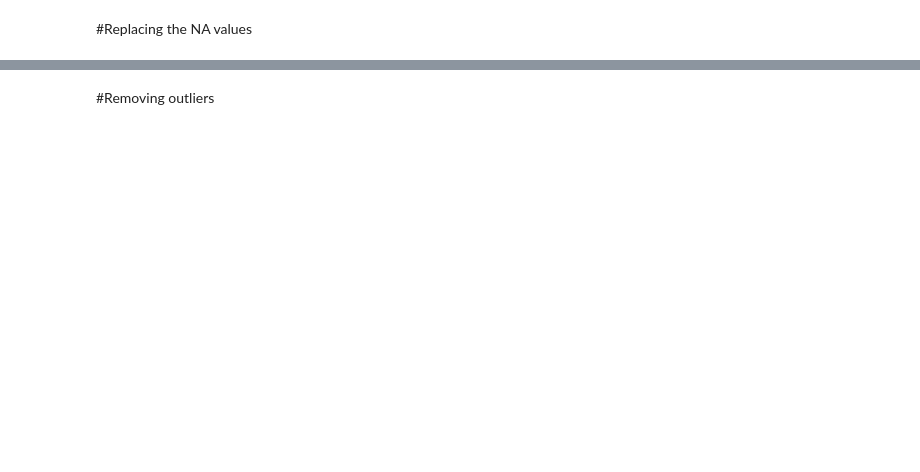
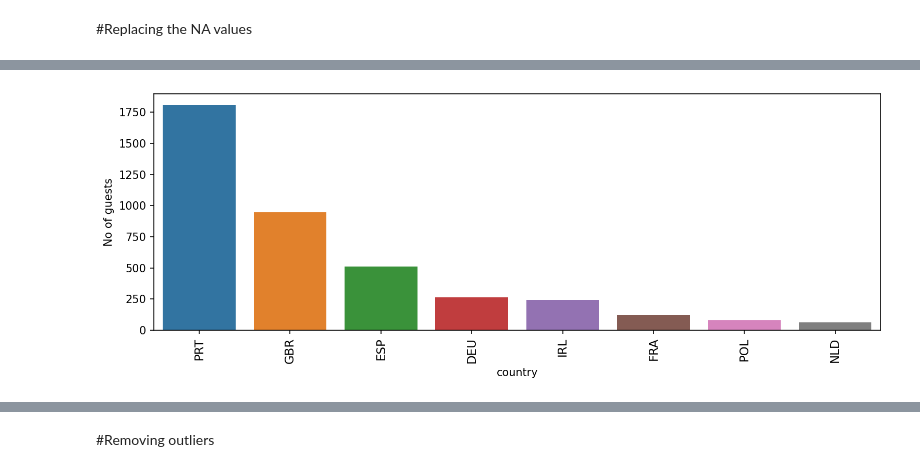
Before and after one commit to Aashrit77/Prject1, a Jupyter notebook: Project_1.ipynb, the cells around one changed output, grey strips where cells are left out. Cells and saved outputs as stored; diff of their text form; code cells hidden in the pictures; blank space fills up the shorter version.

```diff
--- a/Project_1.ipynb
+++ b/Project_1.ipynb
@@ -117,0 +141,13 @@ dtype: int64
+# %%
+fig = plt.figure(figsize=(12,4), dpi=150)
+
+country_wise_guests = df[(df['is_canceled'] == 0)]['country'].value_counts().reset_index()
+country_wise_guests.columns = ['country', 'No of guests']
+
+country_wise_guests = country_wise_guests[country_wise_guests['No of guests'] > 60]
+
+sns.barplot(data=country_wise_guests, x = 'country', y = 'No of guests')
+plt.xticks(rotation=90,fontsize=11)
+plt.show()
+# %% [output]
+[figure, added]
```
Also changed, not shown: parts of 52 cells of this notebook.
